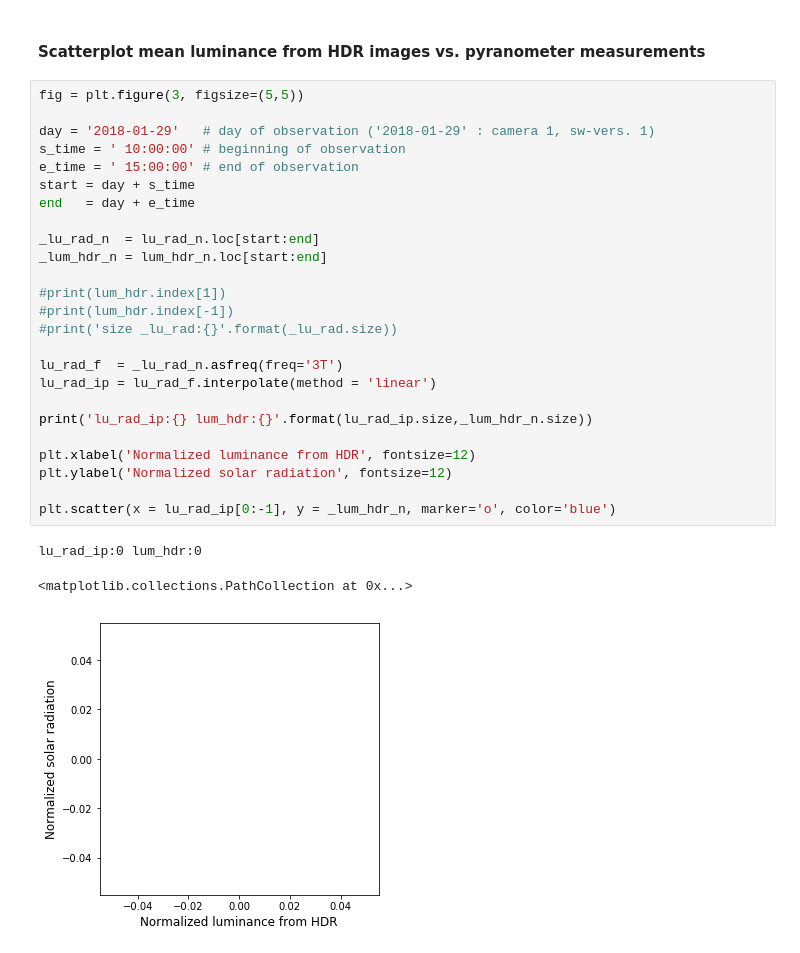
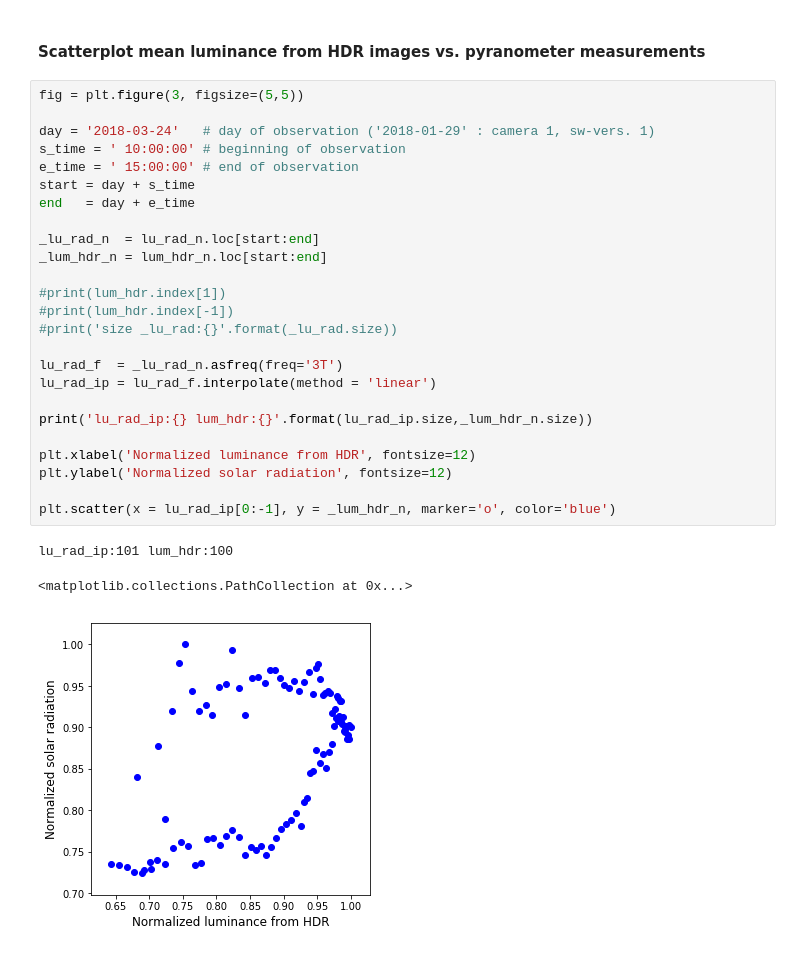
Before and after one commit to ahorv/python_scripts, a Jupyter notebook: irradiance/note_books/20180324_cam1_clear_sky.ipynb, the cells around one changed output. Cells and saved outputs as stored; diff of their text form.

```diff
--- a/irradiance/note_books/20180324_cam1_clear_sky.ipynb
+++ b/irradiance/note_books/20180324_cam1_clear_sky.ipynb
@@ -120,29 +120,29 @@ plt.gcf().axes[0].xaxis.set_major_formatter(formatter)
 # %%
 fig = plt.figure(3, figsize=(5,5))
 
-day = '2018-01-29'   # day of observation ('2018-01-29' : camera 1, sw-vers. 1)
+day = '2018-03-24'   # day of observation ('2018-01-29' : camera 1, sw-vers. 1)
 s_time = ' 10:00:00' # beginning of observation
 e_time = ' 15:00:00' # end of observation
 start = day + s_time
 end   = day + e_time
 
 _lu_rad_n  = lu_rad_n.loc[start:end]
 _lum_hdr_n = lum_hdr_n.loc[start:end]
 
 #print(lum_hdr.index[1])
 #print(lum_hdr.index[-1])
 #print('size _lu_rad:{}'.format(_lu_rad.size))
 
 lu_rad_f  = _lu_rad_n.asfreq(freq='3T')
 lu_rad_ip = lu_rad_f.interpolate(method = 'linear')
 
 print('lu_rad_ip:{} lum_hdr:{}'.format(lu_rad_ip.size,_lum_hdr_n.size))
 
 plt.xlabel('Normalized luminance from HDR', fontsize=12)
 plt.ylabel('Normalized solar radiation', fontsize=12)
 
 plt.scatter(x = lu_rad_ip[0:-1], y = _lum_hdr_n, marker='o', color='blue')
 # %% [output]
-lu_rad_ip:0 lum_hdr:0
+lu_rad_ip:101 lum_hdr:100
 <matplotlib.collections.PathCollection at 0x...>
-[figure, old version]
+[figure, new version]
```
Also changed, not shown: parts of 2 cells of this notebook, 9 other files.
